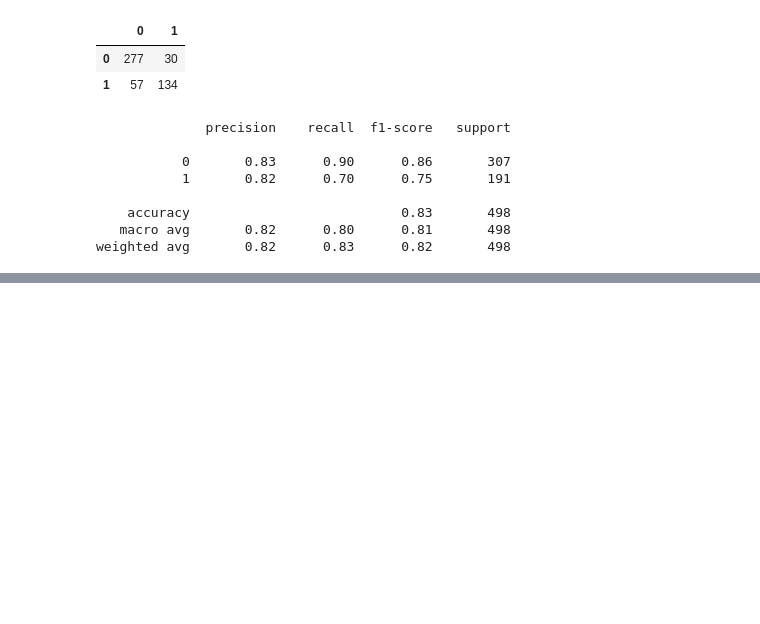
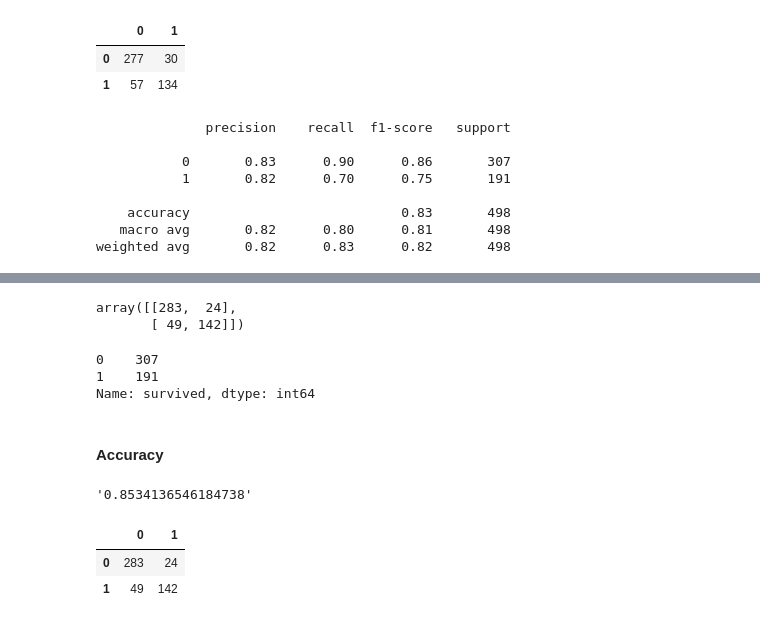
Before and after one commit to Severina7/classification_exercises, a Jupyter notebook: model.ipynb, the cells around one changed output, grey strips where cells are left out. Saved outputs shown, nothing was run; the diff lists cells and outputs as text; code cells hidden in the pictures; blank space fills up the shorter version.

```diff
--- a/model.ipynb
+++ b/model.ipynb
@@ -245,0 +316,3 @@ weighted avg       0.82      0.83      0.82       498
+# %%
+y_pred2 = clf2.predict(X_train2)
+y_pred2[0:10]
@@ -245,0 +337,23 @@ weighted avg       0.82      0.83      0.82       498
+# %%
+confusion_matrix(y_train2, y_pred2)
+# %% [output]
+array([[283,  24],
+       [ 49, 142]])
+# %%
+y_train2.value_counts()
+# %% [output]
+0    307
+1    191
+Name: survived, dtype: int64
+# %% [markdown]
+#### Accuracy
+# %%
+format(clf2.score(X_train2, y_train2))
+# %% [output]
+'0.8534136546184738'
+# %%
+pd.DataFrame(confusion_matrix(y_train2, y_pred2), index=labels, columns=labels)
+# %% [output]
+|  | 0 | 1 |
+| 0 | 283 | 24 |
+| 1 | 49 | 142 |
```
Also changed, not shown: parts of 28 cells of this notebook.
